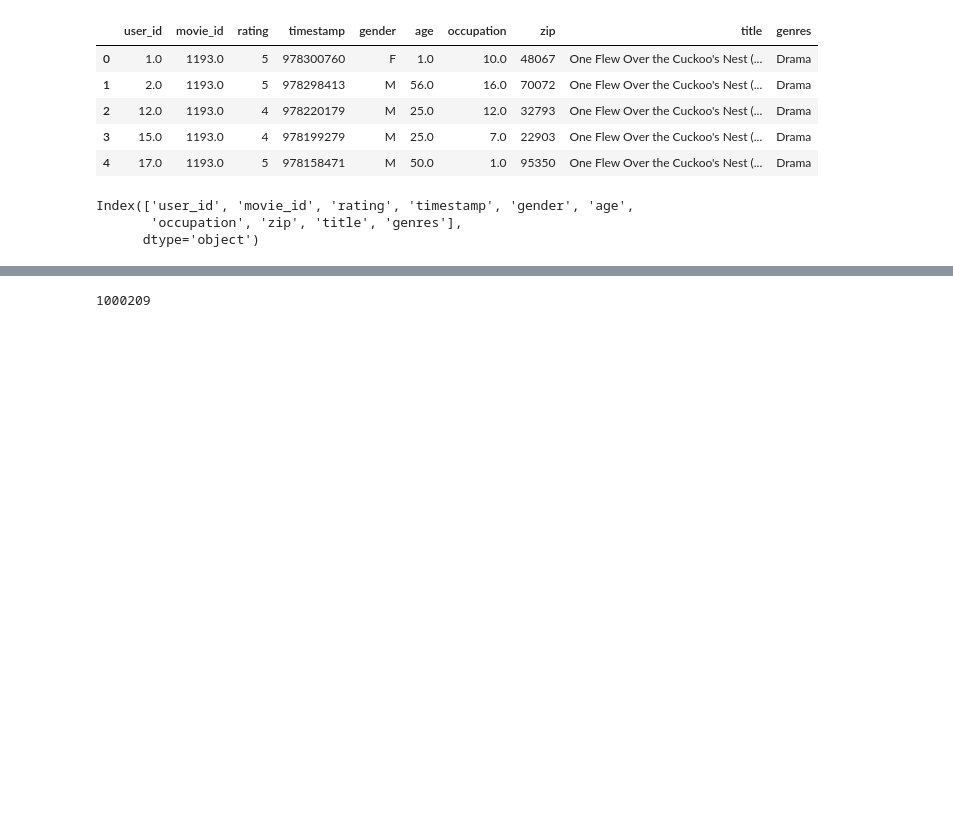
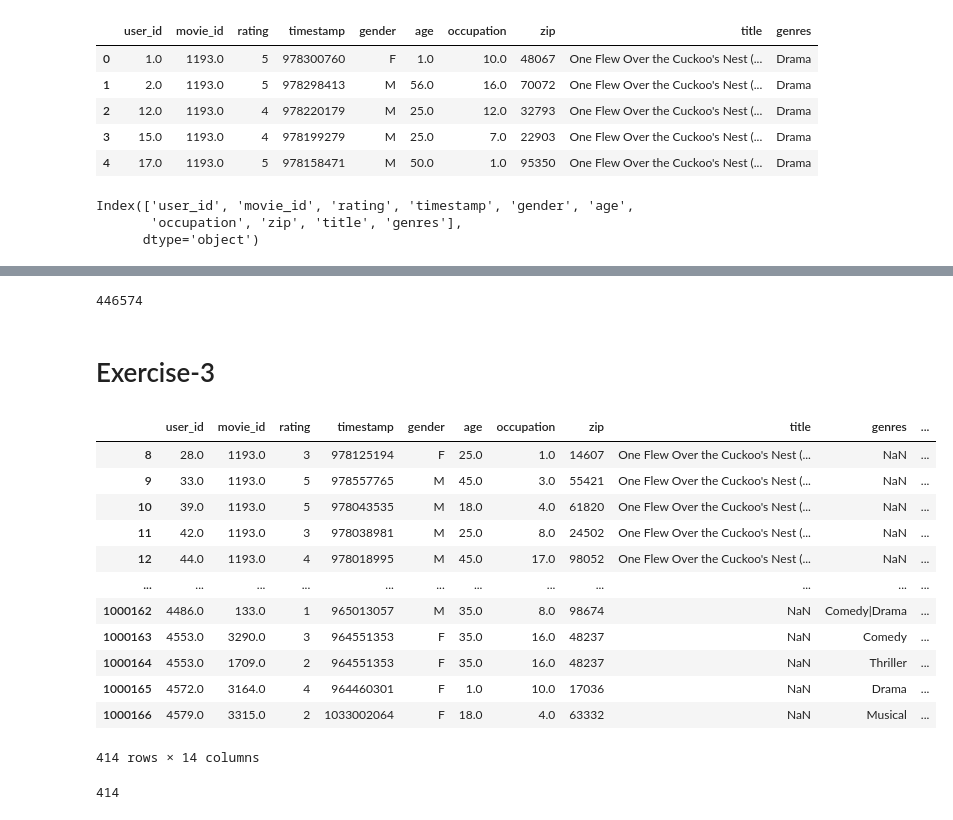
Before and after one commit to bdr5349/Bmis-2542, a Jupyter notebook: Session 3/Session3_Exercises.ipynb, the cells around one changed output, grey strips where cells are left out. Drawn from its saved outputs; the diff is of its cells as text; code cells hidden in the pictures; blank space fills up the shorter version.

```diff
--- a/Session 3/Session3_Exercises.ipynb
+++ b/Session 3/Session3_Exercises.ipynb
@@ -74,4 +74,30 @@ df1.head()
-# %%
-df1['month'].between(9, 12, inclusive=True).shape[0]
-# %% [output]
-1000209
+# %%
+df1[(df1['year'] == '2000') & (df1['month']>9)].shape[0]
+# %% [output]
+446574
+# %% [markdown]
+# Exercise-3
+# %%
+df1['missing']=0 #create a dummy variable
+# %%
+df1.loc[df1.isna().any(axis=1), 'missing']=1
+# %%
+df1[df1.isna().any(axis=1)]
+# %% [output]
+|  | user_id | movie_id | rating | timestamp | gender | age | occupation | zip | title | genres | ... |
+| 8 | 28.0 | 1193.0 | 3 | 978125194 | F | 25.0 | 1.0 | 14607 | One Flew Over the Cuckoo's Nest (... | NaN | ... |
+| 9 | 33.0 | 1193.0 | 5 | 978557765 | M | 45.0 | 3.0 | 55421 | One Flew Over the Cuckoo's Nest (... | NaN | ... |
+| 10 | 39.0 | 1193.0 | 5 | 978043535 | M | 18.0 | 4.0 | 61820 | One Flew Over the Cuckoo's Nest (... | NaN | ... |
+| 11 | 42.0 | 1193.0 | 3 | 978038981 | M | 25.0 | 8.0 | 24502 | One Flew Over the Cuckoo's Nest (... | NaN | ... |
+| 12 | 44.0 | 1193.0 | 4 | 978018995 | M | 45.0 | 17.0 | 98052 | One Flew Over the Cuckoo's Nest (... | NaN | ... |
+| ... | ... | ... | ... | ... | ... | ... | ... | ... | ... | ... | ... |
+| 1000162 | 4486.0 | 133.0 | 1 | 965013057 | M | 35.0 | 8.0 | 98674 | NaN | Comedy|Drama | ... |
+| 1000163 | 4553.0 | 3290.0 | 3 | 964551353 | F | 35.0 | 16.0 | 48237 | NaN | Comedy | ... |
+| 1000164 | 4553.0 | 1709.0 | 2 | 964551353 | F | 35.0 | 16.0 | 48237 | NaN | Thriller | ... |
+| 1000165 | 4572.0 | 3164.0 | 4 | 964460301 | F | 1.0 | 10.0 | 17036 | NaN | Drama | ... |
+| 1000166 | 4579.0 | 3315.0 | 2 | 1033002064 | F | 18.0 | 4.0 | 63332 | NaN | Musical | ... |
+414 rows × 14 columns
+# %%
+df1[df1['missing']==1].shape[0]
+# %% [output]
+414
```
Also changed, not shown: parts of 19 cells of this notebook, 4 other files.
